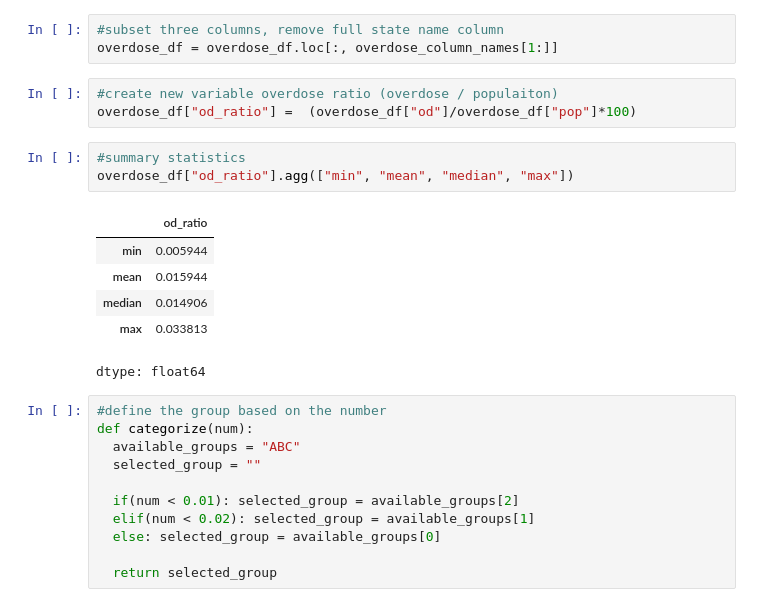
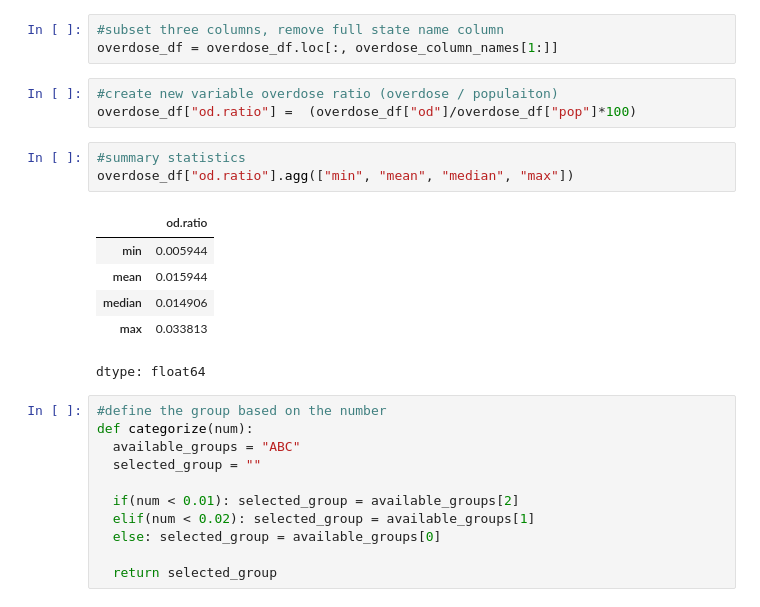
Before and after one commit to alex-bolshunov/data_mining_project, a Jupyter notebook: data_mining_project.ipynb, the cells around one changed output. Cells and saved outputs as stored; diff of their text form.

```diff
--- a/data_mining_project.ipynb
+++ b/data_mining_project.ipynb
@@ -42,12 +60,12 @@ overdose_df = overdose_df.astype(overdose_df_types)
 overdose_df = overdose_df.loc[:, overdose_column_names[1:]]
 # %%
 #create new variable overdose ratio (overdose / populaiton)
-overdose_df["od_ratio"] =  (overdose_df["od"]/overdose_df["pop"]*100)
+overdose_df["od.ratio"] =  (overdose_df["od"]/overdose_df["pop"]*100)
 # %%
 #summary statistics
-overdose_df["od_ratio"].agg(["min", "mean", "median", "max"])
+overdose_df["od.ratio"].agg(["min", "mean", "median", "max"])
 # %% [output]
-|  | od_ratio |
+|  | od.ratio |
 | min | 0.005944 |
 | mean | 0.015944 |
 | median | 0.014906 |
```
Also changed, not shown: parts of 18 cells of this notebook.
